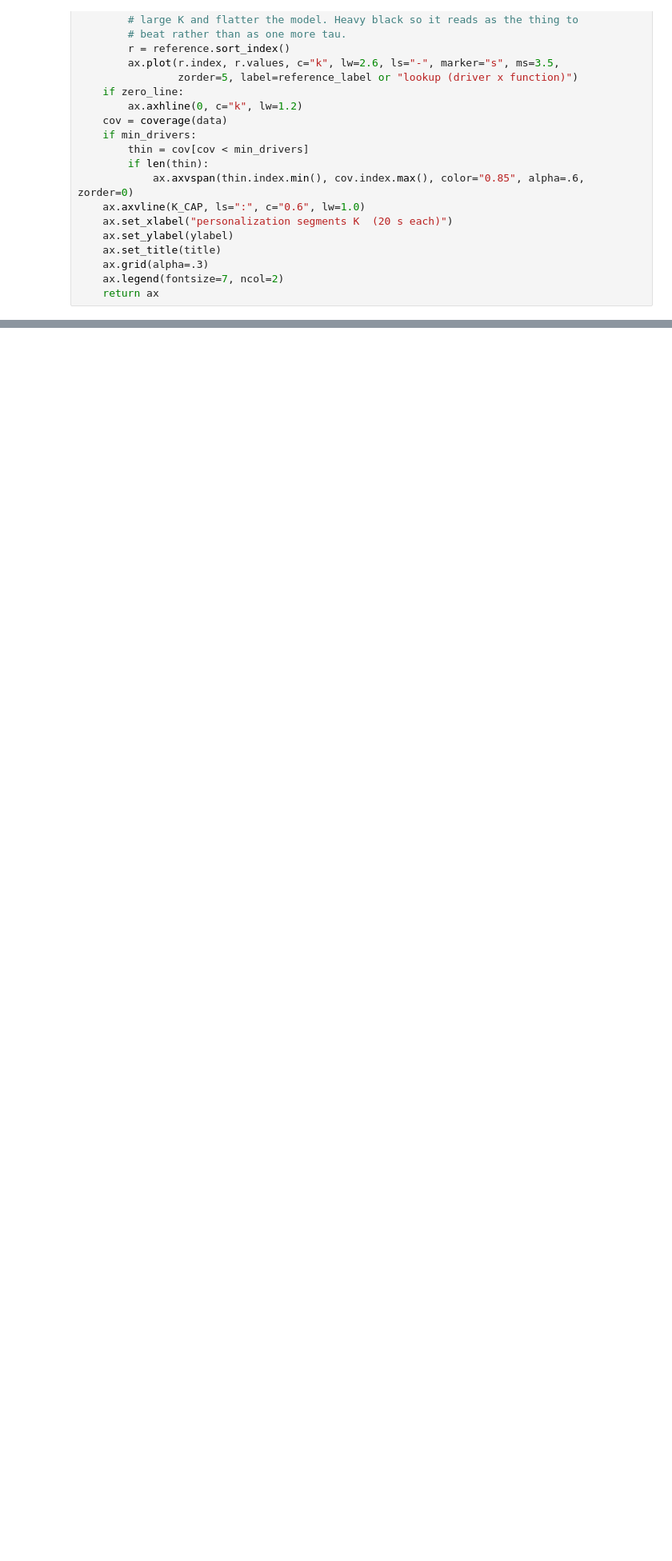
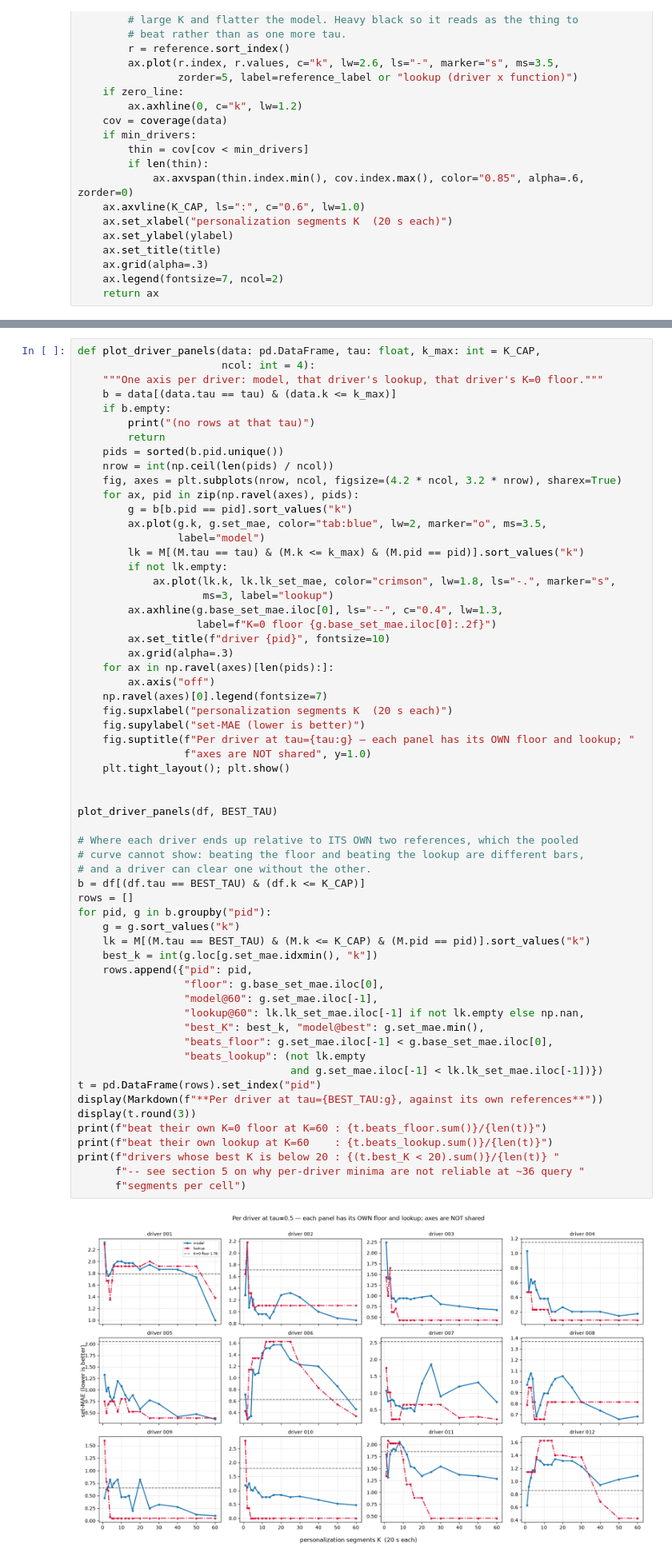
Before and after one commit to DaniPulidoE/ProActivity_Personalization, a Jupyter notebook: src/ProVoice/training_analysis/l2sp_sweep_analysis.ipynb, the cells around one changed output, grey strips where cells are left out. Shown at 80% size. Saved outputs shown, nothing was run; the diff lists cells and outputs as text; blank space fills up the shorter version.

```diff
--- a/src/ProVoice/training_analysis/l2sp_sweep_analysis.ipynb
+++ b/src/ProVoice/training_analysis/l2sp_sweep_analysis.ipynb
@@ -652,0 +408,62 @@ Any conclusion resting on the large-K end of a low tau is provisional until the
+# %%
+def plot_driver_panels(data: pd.DataFrame, tau: float, k_max: int = K_CAP,
+                       ncol: int = 4):
+    """One axis per driver: model, that driver's lookup, that driver's K=0 floor."""
+    b = data[(data.tau == tau) & (data.k <= k_max)]
+    if b.empty:
+        print("(no rows at that tau)")
+        return
+    pids = sorted(b.pid.unique())
+    nrow = int(np.ceil(len(pids) / ncol))
+    fig, axes = plt.subplots(nrow, ncol, figsize=(4.2 * ncol, 3.2 * nrow), sharex=True)
+    for ax, pid in zip(np.ravel(axes), pids):
+        g = b[b.pid == pid].sort_values("k")
+        ax.plot(g.k, g.set_mae, color="tab:blue", lw=2, marker="o", ms=3.5,
+                label="model")
+        lk = M[(M.tau == tau) & (M.k <= k_max) & (M.pid == pid)].sort_values("k")
+        if not lk.empty:
+            ax.plot(lk.k, lk.lk_set_mae, color="crimson", lw=1.8, ls="-.", marker="s",
+                    ms=3, label="lookup")
+        ax.axhline(g.base_set_mae.iloc[0], ls="--", c="0.4", lw=1.3,
+                   label=f"K=0 floor {g.base_set_mae.iloc[0]:.2f}")
+        ax.set_title(f"driver {pid}", fontsize=10)
+        ax.grid(alpha=.3)
+    for ax in np.ravel(axes)[len(pids):]:
+        ax.axis("off")
+    np.ravel(axes)[0].legend(fontsize=7)
+    fig.supxlabel("personalization segments K  (20 s each)")
+    fig.supylabel("set-MAE (lower is better)")
+    fig.suptitle(f"Per driver at tau={tau:g} — each panel has its OWN floor and lookup; "
+                 f"axes are NOT shared", y=1.0)
+    plt.tight_layout(); plt.show()
+
+
+plot_driver_panels(df, BEST_TAU)
+
+# Where each driver ends up relative to ITS OWN two references, which the pooled
+# curve cannot show: beating the floor and beating the lookup are different bars,
+# and a driver can clear one without the other.
+b = df[(df.tau == BEST_TAU) & (df.k <= K_CAP)]
+rows = []
+for pid, g in b.groupby("pid"):
+    g = g.sort_values("k")
+    lk = M[(M.tau == BEST_TAU) & (M.k <= K_CAP) & (M.pid == pid)].sort_values("k")
+    best_k = int(g.loc[g.set_mae.idxmin(), "k"])
+    rows.append({"pid": pid,
+                 "floor": g.base_set_mae.iloc[0],
+                 "model@60": g.set_mae.iloc[-1],
+                 "lookup@60": lk.lk_set_mae.iloc[-1] if not lk.empty else np.nan,
+                 "best_K": best_k, "model@best": g.set_mae.min(),
+                 "beats_floor": g.set_mae.iloc[-1] < g.base_set_mae.iloc[0],
+                 "beats_lookup": (not lk.empty
+                                  and g.set_mae.iloc[-1] < lk.lk_set_mae.iloc[-1])})
+t = pd.DataFrame(rows).set_index("pid")
+display(Markdown(f"**Per driver at tau={BEST_TAU:g}, against its own references**"))
+display(t.round(3))
+print(f"beat their own K=0 floor at K=60 : {t.beats_floor.sum()}/{len(t)}")
+print(f"beat their own lookup at K=60    : {t.beats_lookup.sum()}/{len(t)}")
+print(f"drivers whose best K is below 20 : {(t.best_K < 20).sum()}/{len(t)} "
+      f"-- see section 5 on why per-driver minima are not reliable at ~36 query "
+      f"segments per cell")
+# %% [output]
+[figure, added]
```
Also changed, not shown: parts of 24 cells of this notebook, 21 other files.
